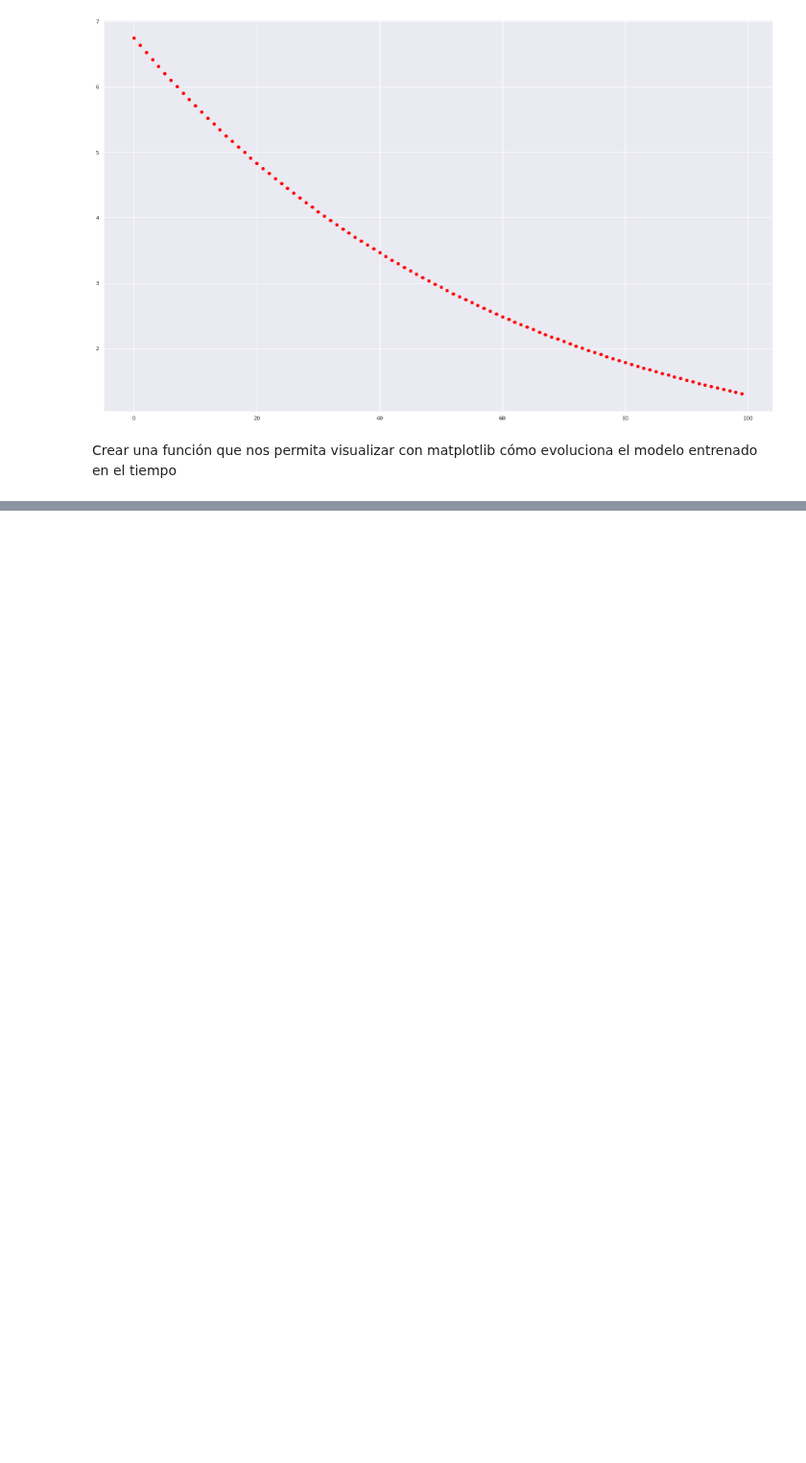
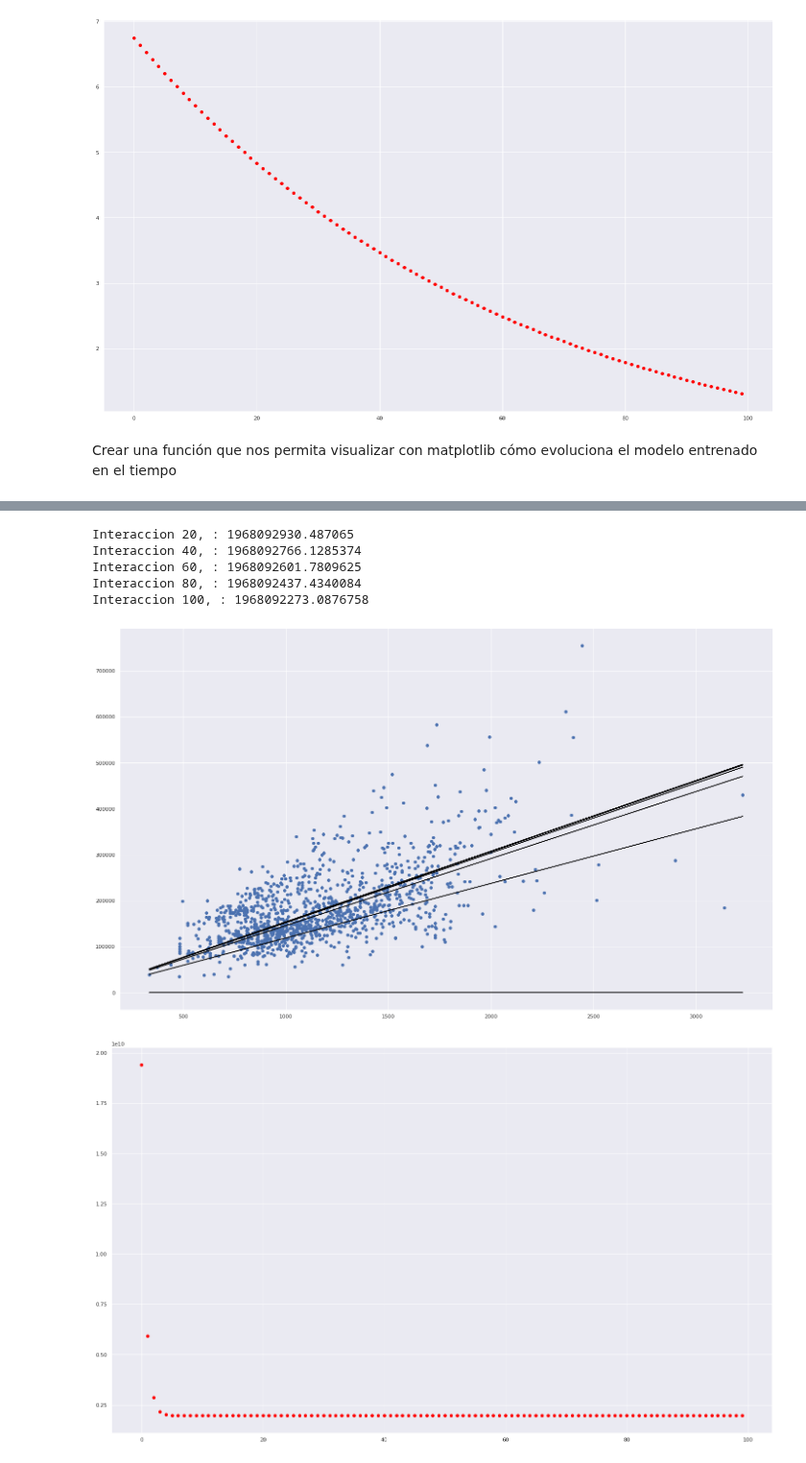
Before and after one commit to bhlr/Ciencia-de-Datos-en-Python-Seccion-U..., a Jupyter notebook: proyecto.ipynb, the cells around one changed output, grey strips where cells are left out. Shown at 96% size. Cells and saved outputs as stored; diff of their text form; code cells hidden in the pictures; blank space fills up the shorter version.

```diff
--- a/proyecto.ipynb
+++ b/proyecto.ipynb
@@ -272,0 +291,13 @@ grafModel(modelo,x)
+# %%
+modelo_stFlrSF, errores_stFlrSF = Model(stFlrSF[:, np.newaxis],SalePrice[:, np.newaxis], epochs = 100,  imprimir_error_cada = 20, lr = 0.000001)
+
+grafModel(modelo_stFlrSF,stFlrSF[:, np.newaxis],SalePrice[:, np.newaxis],2)
+errorGraf(errores_stFlrSF)
+# %% [output]
+Interaccion 20, : 1968092930.487065
+Interaccion 40, : 1968092766.1285374
+Interaccion 60, : 1968092601.7809625
+Interaccion 80, : 1968092437.4340084
+Interaccion 100, : 1968092273.0876758
+[figure, added]
+[figure, added]
```
Also changed, not shown: parts of 4 cells of this notebook.
